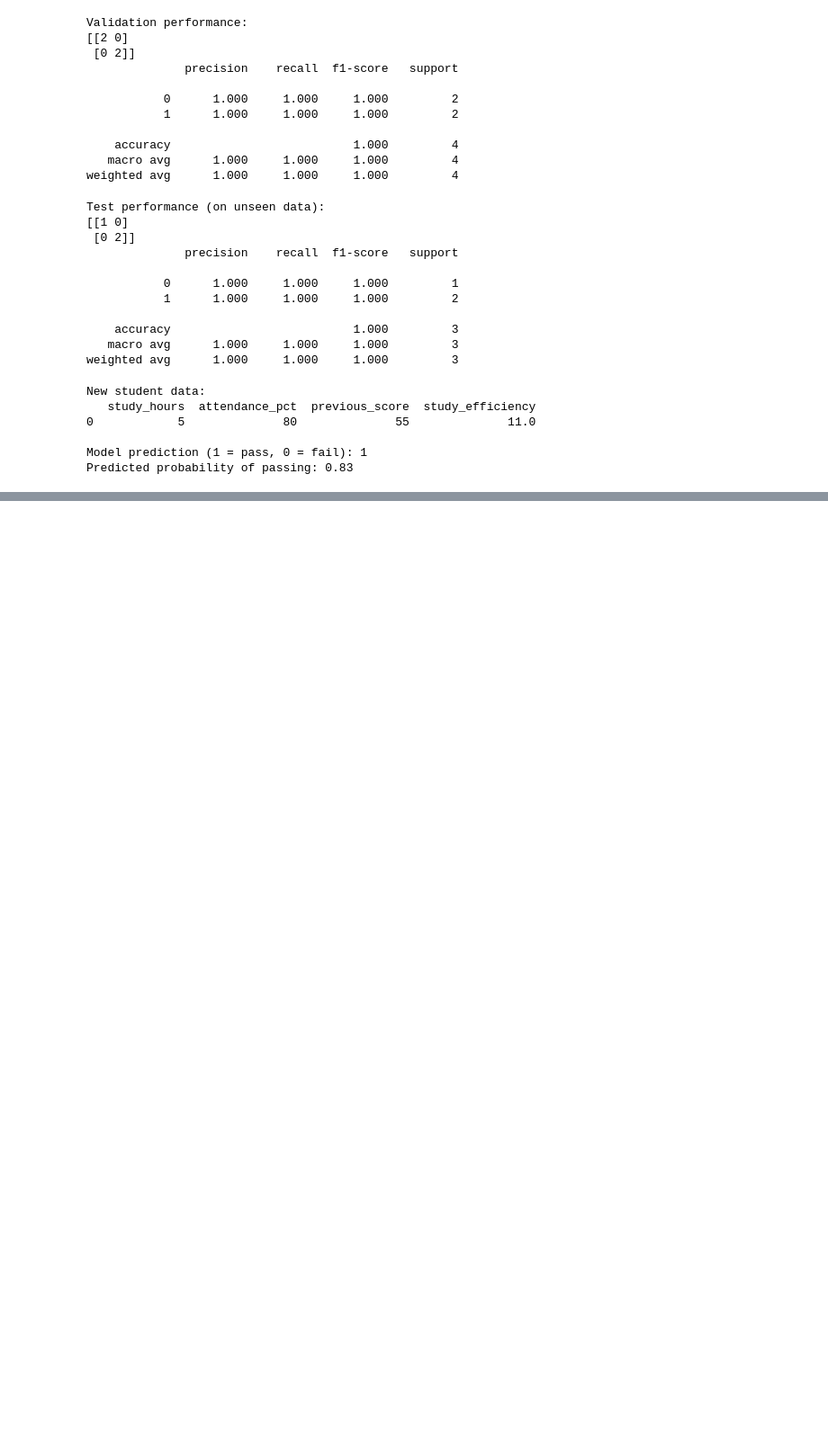
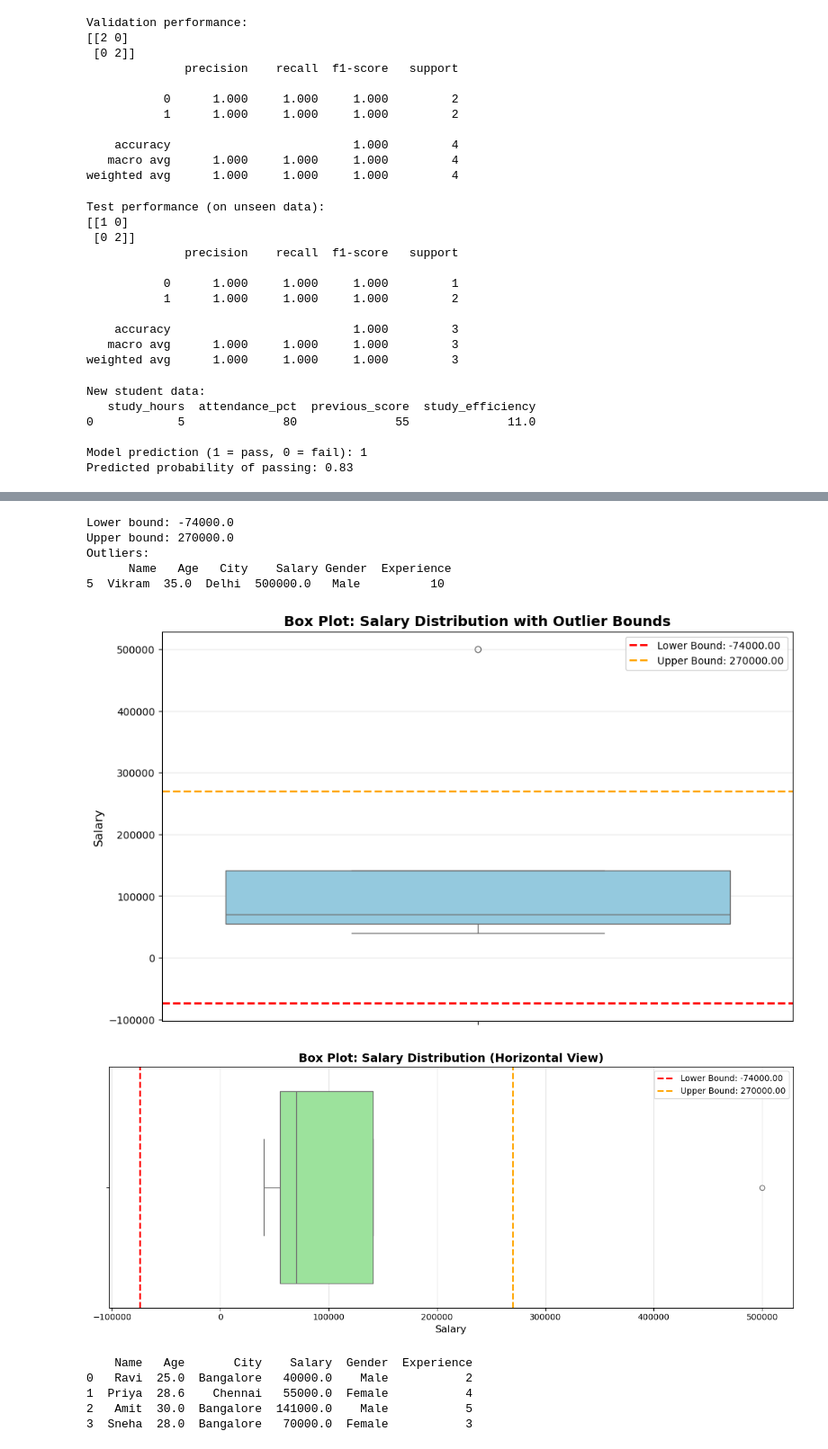
Before and after one commit to ManjunathSagar/Python-ProblemSolving, a Jupyter notebook: 01-ML-Basics.ipynb, the cells around one changed output, grey strips where cells are left out. Shown at 90% size. Cells and saved outputs as stored; diff of their text form; code cells hidden in the pictures; blank space fills up the shorter version.

```diff
--- a/01-ML-Basics.ipynb
+++ b/01-ML-Basics.ipynb
@@ -156,0 +366,67 @@ Predicted probability of passing: 0.83
+# %%
+# Detect outliers using IQR (Interquartile Range) method
+
+Q1 = df_nodup["Salary"].quantile(0.25)
+Q3 = df_nodup["Salary"].quantile(0.75)
+IQR = Q3 - Q1
+
+lower_bound = Q1 - 1.5 * IQR
+upper_bound = Q3 + 1.5 * IQR
+
+print("Lower bound:", lower_bound)
+print("Upper bound:", upper_bound)
+
+outliers = df_nodup[(df_nodup["Salary"] < lower_bound) | (df_nodup["Salary"] > upper_bound)]
+print("Outliers:\n", outliers)
+# %% [output]
+Lower bound: -74000.0
+Upper bound: 270000.0
+Outliers:
+      Name   Age   City    Salary Gender  Experience
+5  Vikram  35.0  Delhi  500000.0   Male          10
+# %%
+import matplotlib.pyplot as plt
+import seaborn as sns
+
+# Create box plot
+plt.figure(figsize=(10, 6))
+sns.boxplot(y=df_nodup["Salary"], color='skyblue')
+
+# Add horizontal lines for bounds
+plt.axhline(y=lower_bound, color='red', linestyle='--', linewidth=2, label=f'Lower Bound: {lower_bound:.2f}')
+plt.axhline(y=upper_bound, color='orange', linestyle='--', linewidth=2, label=f'Upper Bound: {upper_bound:.2f}')
+
+plt.title('Box Plot: Salary Distribution with Outlier Bounds', fontsize=14, fontweight='bold')
+plt.ylabel('Salary', fontsize=12)
+plt.legend(loc='best')
+plt.grid(axis='y', alpha=0.3)
+plt.tight_layout()
+plt.show()
+
+# Optional: Create a horizontal box plot for better readability
+plt.figure(figsize=(12, 5))
+sns.boxplot(x=df_nodup["Salary"], color='lightgreen')
+
+plt.axvline(x=lower_bound, color='red', linestyle='--', linewidth=2, label=f'Lower Bound: {lower_bound:.2f}')
+plt.axvline(x=upper_bound, color='orange', linestyle='--', linewidth=2, label=f'Upper Bound: {upper_bound:.2f}')
+
+plt.title('Box Plot: Salary Distribution (Horizontal View)', fontsize=14, fontweight='bold')
+plt.xlabel('Salary', fontsize=12)
+plt.legend(loc='best')
+plt.grid(axis='x', alpha=0.3)
+plt.tight_layout()
+plt.show()
+# %% [output]
+[figure, added]
+[figure, added]
+# %%
+# Remove rows with outlier salaries
+
+df_no_outliers = df_nodup[(df_nodup["Salary"] >= lower_bound) & (df_nodup["Salary"] <= upper_bound)]
+print(df_no_outliers)
+# %% [output]
+    Name   Age       City    Salary  Gender  Experience
+0   Ravi  25.0  Bangalore   40000.0    Male           2
+1  Priya  28.6    Chennai   55000.0  Female           4
+2   Amit  30.0  Bangalore  141000.0    Male           5
+3  Sneha  28.0  Bangalore   70000.0  Female           3
```
Also changed, not shown: parts of 23 cells of this notebook.
